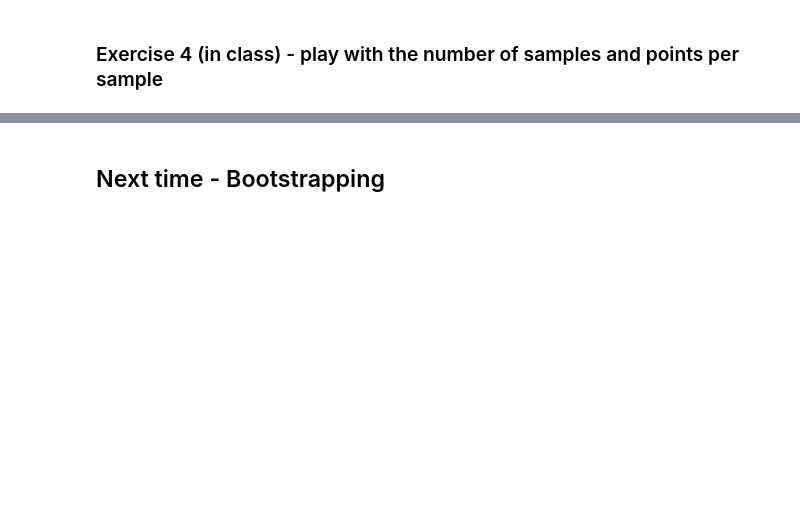
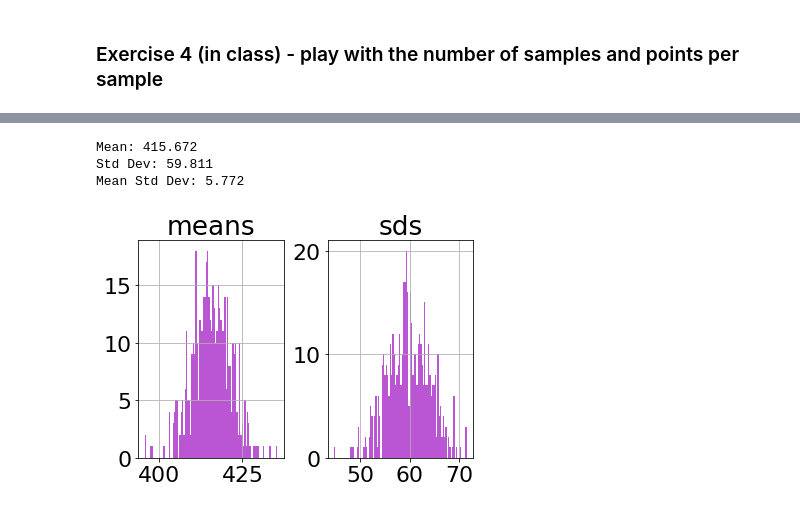
Before and after one commit to UWDIRECT/UWDIRECT.github.io, a Jupyter notebook: Wi22_content/DSMCER/L3_Descriptive_Statistics.ipynb, the cells around one changed output, grey strips where cells are left out. Saved outputs shown, nothing was run; the diff lists cells and outputs as text; code cells hidden in the pictures; blank space fills up the shorter version.

```diff
--- a/Wi22_content/DSMCER/L3_Descriptive_Statistics.ipynb
+++ b/Wi22_content/DSMCER/L3_Descriptive_Statistics.ipynb
@@ -341,13 +321,21 @@ Now let's make a function with five arguments `sample_stats_funct`, `df`, `colum
 # %%
-def describe_sample(sample_stats_funct, df, column, M, n):
+def describe_sample(sample_stats_funct, df, column, M, n, opt=0):
 
     means, sds = sample_stats_funct(draw_sample, df, column, M, n)
     df = pd.DataFrame(data={'means': means, 'sds': sds})
 
     df.hist(bins=100,color='mediumorchid')
-    print('Mean: {}'.format(np.round(df['means'].mean(), 3)))
-    print('Std Dev: {}'.format(np.round(df['sds'].mean(), 3)))
+
+    if opt==1:
+        print('Mean:', np.round(df['means'].mean(),3))
+        print('Std Dev:', np.round(df['sds'].mean(), 3))
+        print('Mean Std Dev:', np.round(df['means'].std(), 3))
 
     return df
 # %%
-df = describe_sample(repeat_samples_stats, population, 'mass', 1000, 100)
+df_100_500 = describe_sample(repeat_samples_stats, population, 'mass', 500, 100, opt=1)
+# %% [output]
+Mean: 415.672
+Std Dev: 59.811
+Mean Std Dev: 5.772
+[figure, added]
@@ -358,2 +341,0 @@ df = describe_sample(repeat_samples_stats, population, 'mass', 1000, 50)
-# %% [markdown]
-## Next time - Bootstrapping
```
Also changed, not shown: parts of 11 cells of this notebook.
